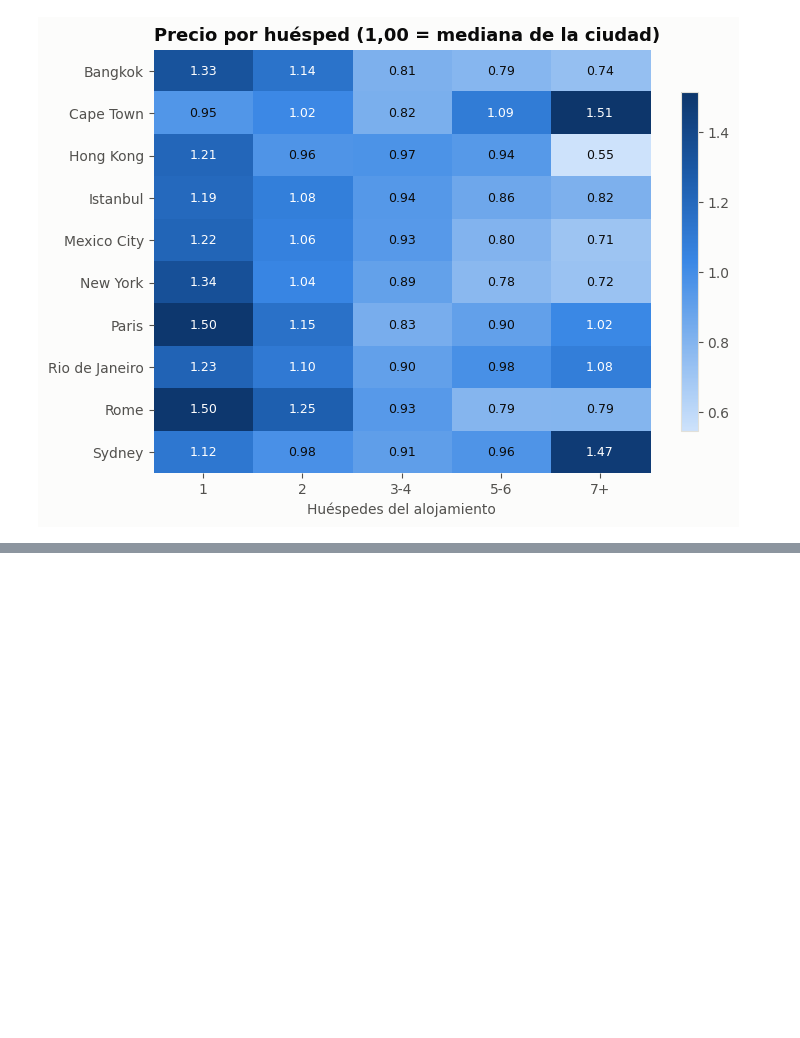
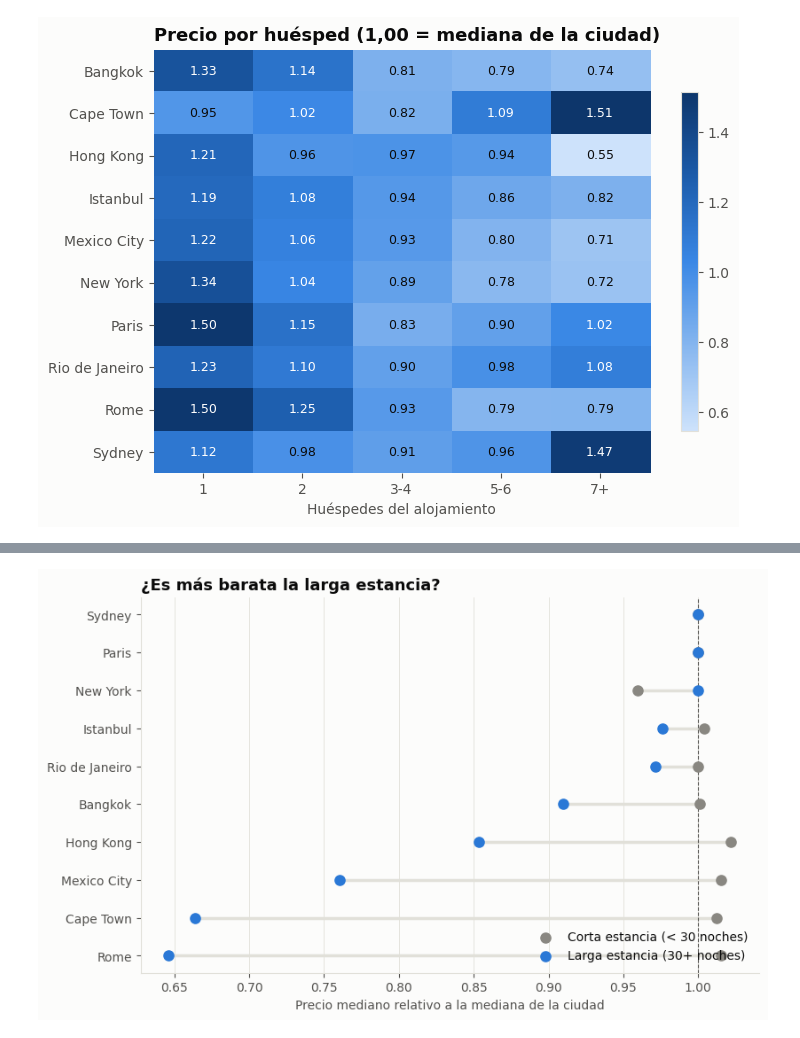
Before and after one commit to PabloArrHdez/Python, a Jupyter notebook: AirBnb/notebook.ipynb, the cells around one changed output, grey strips where cells are left out. Saved outputs shown, nothing was run; the diff lists cells and outputs as text; code cells hidden in the pictures; blank space fills up the shorter version.

```diff
--- a/AirBnb/notebook.ipynb
+++ b/AirBnb/notebook.ipynb
@@ -564,0 +599,16 @@ fig.savefig("4_precio_huesped.png", dpi=200, bbox_inches="tight")
+# %%
+## 7B. ¿Es más barata la larga estancia? (precio relativo, corta frente a larga) ##
+ls = listings_exploratory.groupby(["city", "long_stay"])["price_idx"].median().unstack().sort_values(True)
+fig, ax = plt.subplots(figsize=(9, 5.5))
+ax.hlines(ls.index, ls[False], ls[True], color=GRID, lw=2.5)
+ax.scatter(ls[False], ls.index, color=MUTED, s=65, zorder=3, label="Corta estancia (< 30 noches)")
+ax.scatter(ls[True], ls.index, color=AZUL, s=65, zorder=3, label="Larga estancia (30+ noches)")
+ax.axvline(1, color=TXT2, lw=.8, ls="--")
+ax.grid(axis="y", visible=False)
+ax.set_xlabel("Precio mediano relativo a la mediana de la ciudad")
+ax.set_title("¿Es más barata la larga estancia?")
+ax.legend(frameon=False, loc="lower right")
+
+# fig.savefig("7B_precio_largaestancia.png", dpi=200, bbox_inches="tight")
+# %% [output]
+[figure, added]
```
Also changed, not shown: parts of 13 cells of this notebook, 13 other files.
